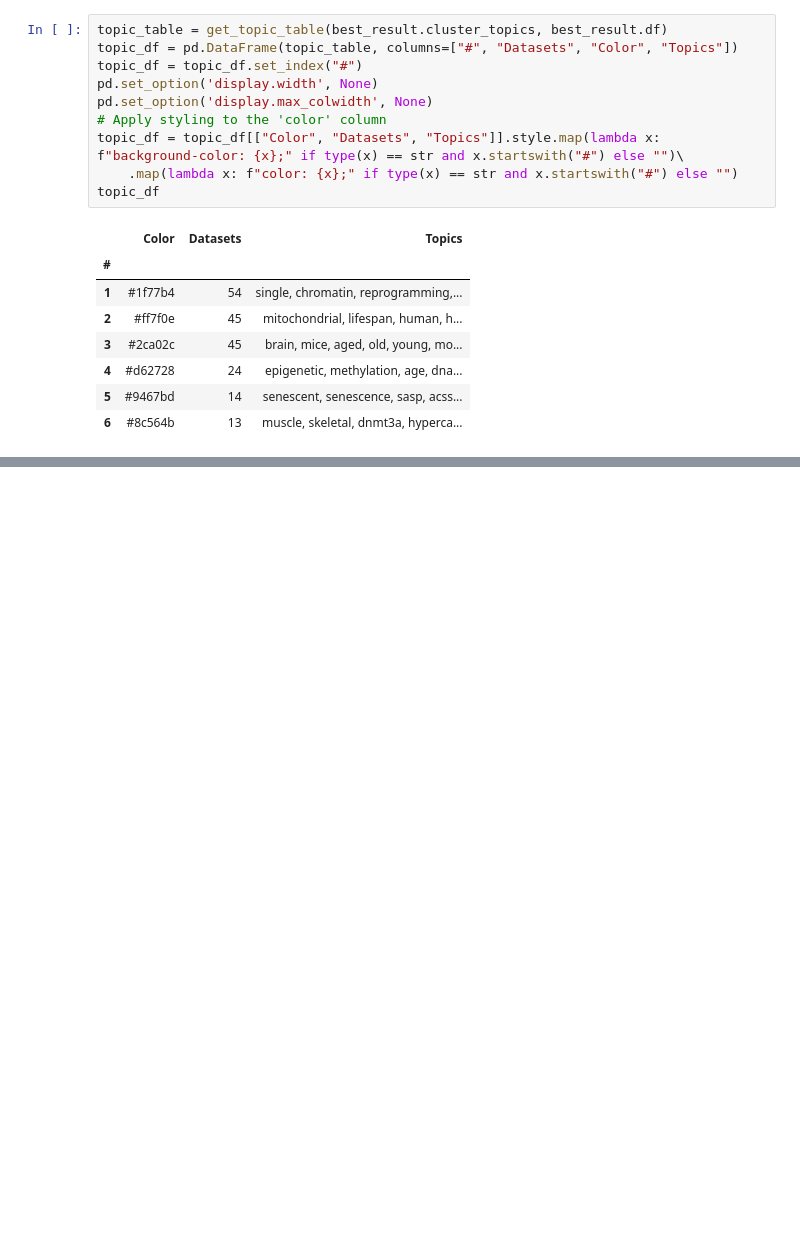
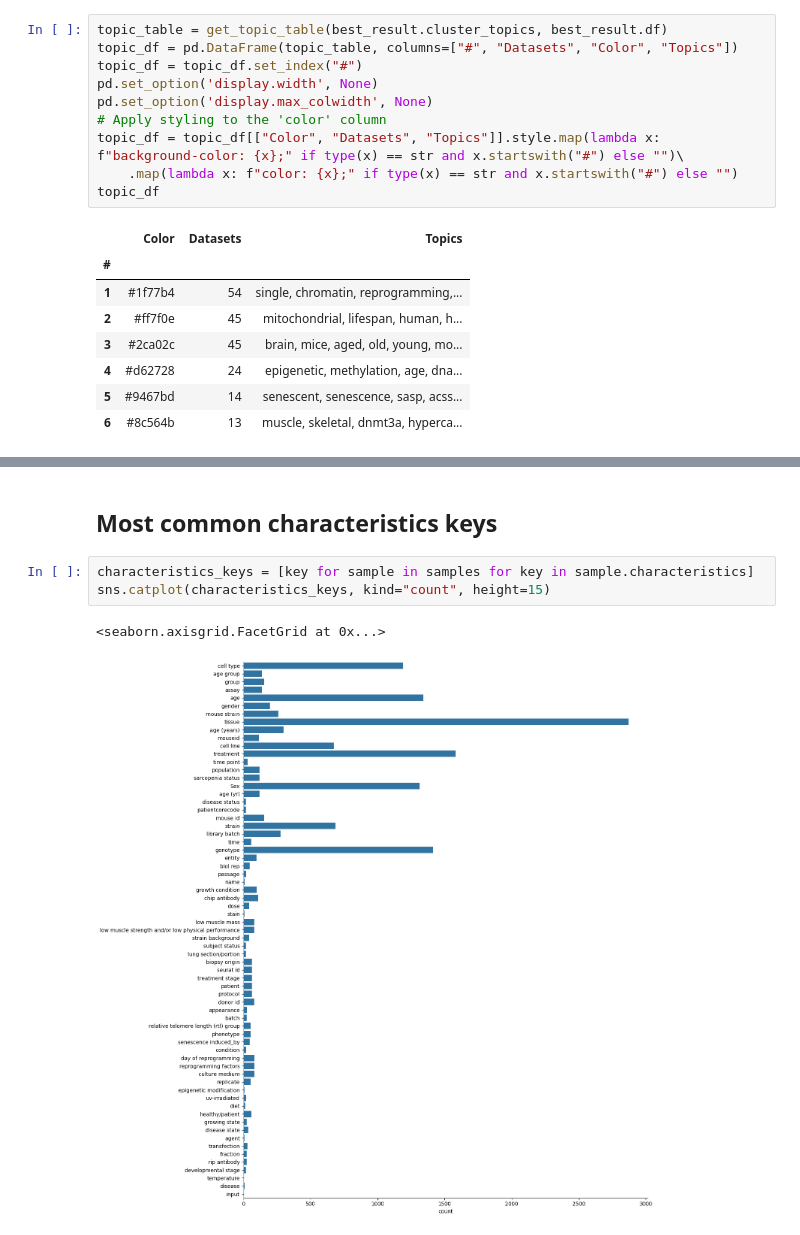
Before and after one commit to olegs/pubmed-paper-exploration, a Jupyter notebook: hallmarks_of_aging_related_dataset_analysis.ipynb, the cells around one changed output, grey strips where cells are left out. Saved outputs shown, nothing was run; the diff lists cells and outputs as text; blank space fills up the shorter version.

```diff
--- a/hallmarks_of_aging_related_dataset_analysis.ipynb
+++ b/hallmarks_of_aging_related_dataset_analysis.ipynb
@@ -158,0 +189,8 @@ topic_df
+# %% [markdown]
+## Most common characteristics keys
+# %%
+characteristics_keys = [key for sample in samples for key in sample.characteristics]
+sns.catplot(characteristics_keys, kind="count", height=15)
+# %% [output]
+<seaborn.axisgrid.FacetGrid at 0x...>
+[figure, added]
```
Also changed, not shown: parts of 34 cells of this notebook.
